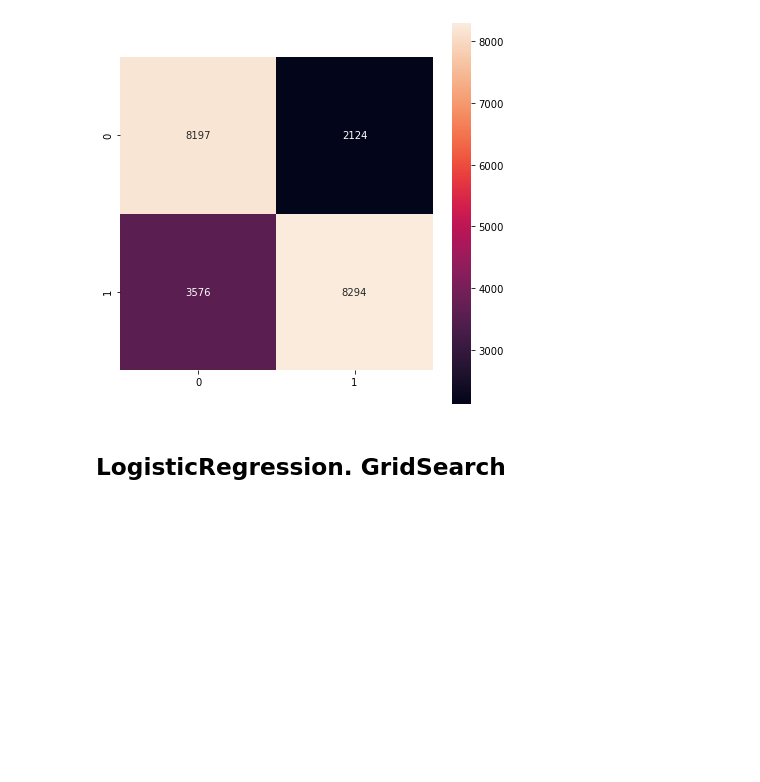
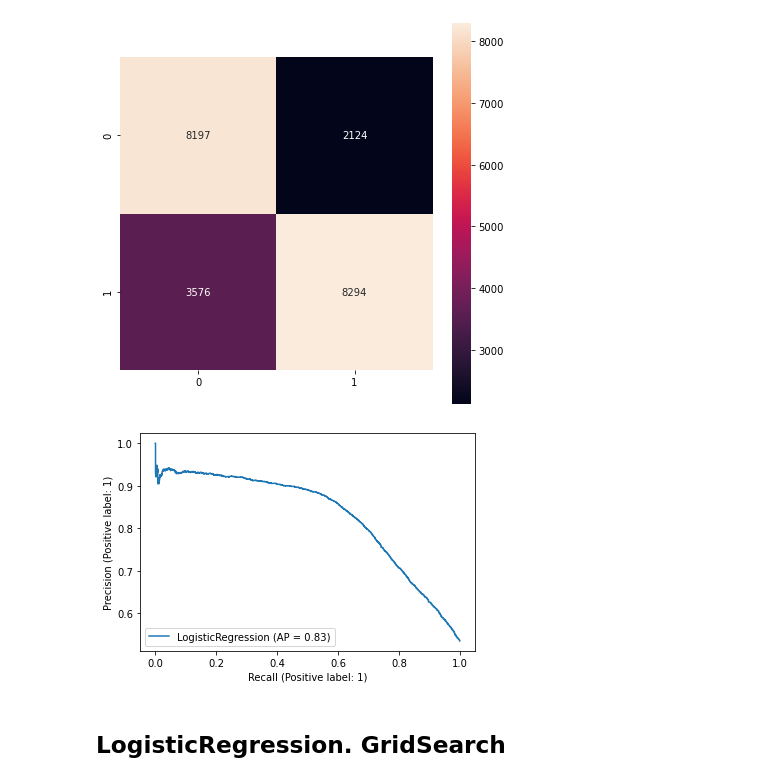
Before and after one commit to JavierAlvarezBenito/Python-imdea, a Jupyter notebook: Brazil_Classification.ipynb, the cells around one changed output. Saved outputs shown, nothing was run; the diff lists cells and outputs as text; code cells hidden in the pictures; blank space fills up the shorter version.

```diff
--- a/Brazil_Classification.ipynb
+++ b/Brazil_Classification.ipynb
@@ -1804,6 +1818,10 @@ Precision score: 0.7961220963716644
    macro avg       0.75      0.75      0.74     22191
 weighted avg       0.75      0.74      0.74     22191
 [figure]
+# %%
+disp = plot_precision_recall_curve(lg2_NA, X_test_NA, Y_test_NA)
+# %% [output]
+[figure, added]
 # %% [markdown]
 ## LogisticRegression. GridSearch
 # %% [markdown]
```
Also changed, not shown: parts of 18 cells of this notebook, 1 other file.
